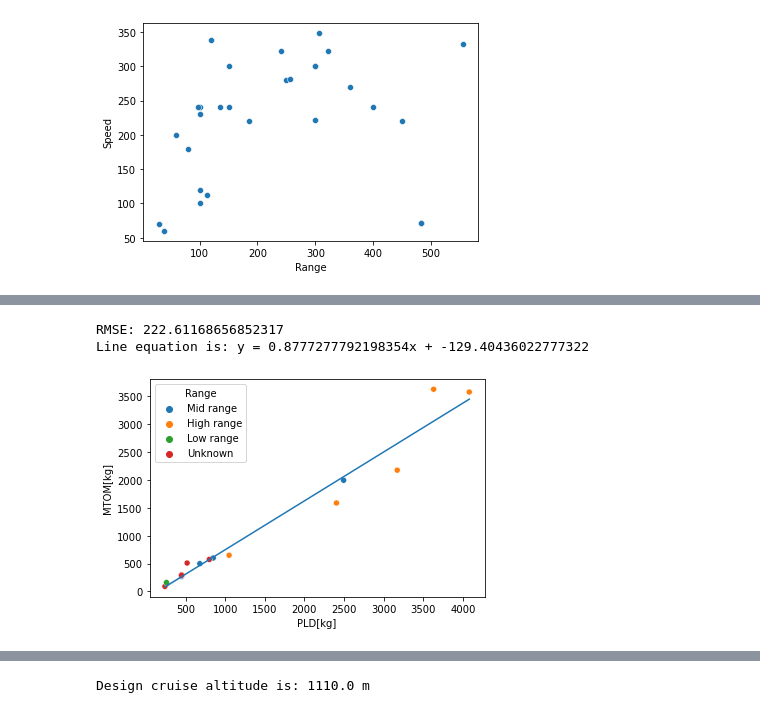
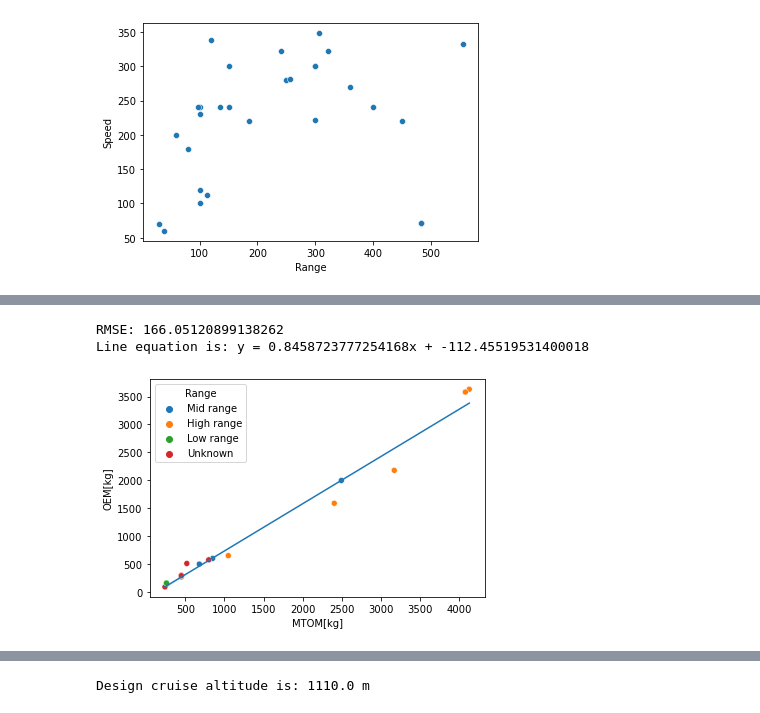
Before and after one commit to dmkeijzer/RBDOWigeon-paper, a Jupyter notebook: Sizing/Prelim_sizing.ipynb, the cells around one changed output, grey strips where cells are left out. Cells and saved outputs as stored; diff of their text form; code cells hidden in the pictures.

```diff
--- a/Sizing/Prelim_sizing.ipynb
+++ b/Sizing/Prelim_sizing.ipynb
@@ -52,0 +66,20 @@ sns.scatterplot(data = range_speed_filt, x = 'Range', y = 'Speed')
+# %%
+df2['Range'] = df2.Range.apply(range_cat)
+TOM_PLD = df2[['TOM', 'Payload', 'Range']].dropna()
+# TOM_PLD = TOM_PLD[(TOM_PLD.Range == 'Mid range') | (TOM_PLD.Range == 'High range')]
+
+# # TOM_PLD = TOM_PLD[(TOM_PLD.Range == 'High range')]
+y = np.array(TOM_PLD.iloc[:,0])
+x = np.array(TOM_PLD.iloc[:,1])
+x
+m_2, b_2 = np.polyfit(x, y, 1)
+
+print(f'RMSE: {rmse(y, m_2*x+b_2)}')
+print(f'Line equation is: y = {m_2}x + {b_2}')
+ax = sns.lineplot(x = x , y = m_2*x+b_2)
+ax.set_ylabel('MTOM[kg]')
+ax.set_xlabel('PLD[kg]')
+sns.scatterplot(data = TOM_PLD, x = np.array(TOM_PLD.iloc[:,1]), y = np.array(TOM_PLD.iloc[:,0]), hue = 'Range')
+plt.savefig('PLDvsMTOM.png')
+# df3 = df[df.TOM > 3000]
+# df3[df3.Payload < 600]
@@ -53,34 +90,21 @@ sns.scatterplot(data = range_speed_filt, x = 'Range', y = 'Speed')
 # %%
-
-def range_cat(range_):
-    if range_ < 100:
-        return 'Low range'
-    if 100 <= range_ < 300:
-        return 'Mid range'
-    elif 300 <= range_:
-        return 'High range'
-    else:
-        return 'Unknown'
-
-df2 = df
-df2['Range'] = df.Range.apply(range_cat)
-
 TOM_OEM = df2[['TOM', 'OEM', 'Range']].dropna()
 # TOM_OEM = TOM_OEM[(TOM_OEM.Range == 'Mid range') | (TOM_OEM.Range == 'High range')]
 
+# # TOM_PLD = TOM_PLD[(TOM_PLD.Range == 'High range')]
+y = np.array(TOM_OEM.iloc[:,1])
 x = np.array(TOM_OEM.iloc[:,0])
-y = np.array(TOM_OEM.iloc[:,1])
-
+x
 m_1, b_1 = np.polyfit(x, y, 1)
 
 print(f'RMSE: {rmse(y, m_1*x+b_1)}')
 print(f'Line equation is: y = {m_1}x + {b_1}')
 ax = sns.lineplot(x = x , y = m_1*x+b_1)
-ax.set_ylabel('MTOM[kg]')
-ax.set_xlabel('PLD[kg]')
-sns.scatterplot(data = TOM_OEM, x = x, y = y, hue = 'Range')
-plt.savefig('MTOMvsOEM_high_mid.jpg')
+ax.set_ylabel('OEM[kg]')
+ax.set_xlabel('MTOM[kg]')
+sns.scatterplot(data = TOM_OEM, x = np.array(TOM_OEM.iloc[:,0]), y = np.array(TOM_OEM.iloc[:,1]), hue = 'Range')
+plt.savefig('OEMvsMTOM.png')
 # %% [output]
-RMSE: 222.61168656852317
-Line equation is: y = 0.8777277792198354x + -129.40436022777322
+RMSE: 166.05120899138262
+Line equation is: y = 0.8458723777254168x + -112.45519531400018
-[figure, old version]
+[figure, new version]
```
Also changed, not shown: parts of 6 cells of this notebook, 9 other files.
